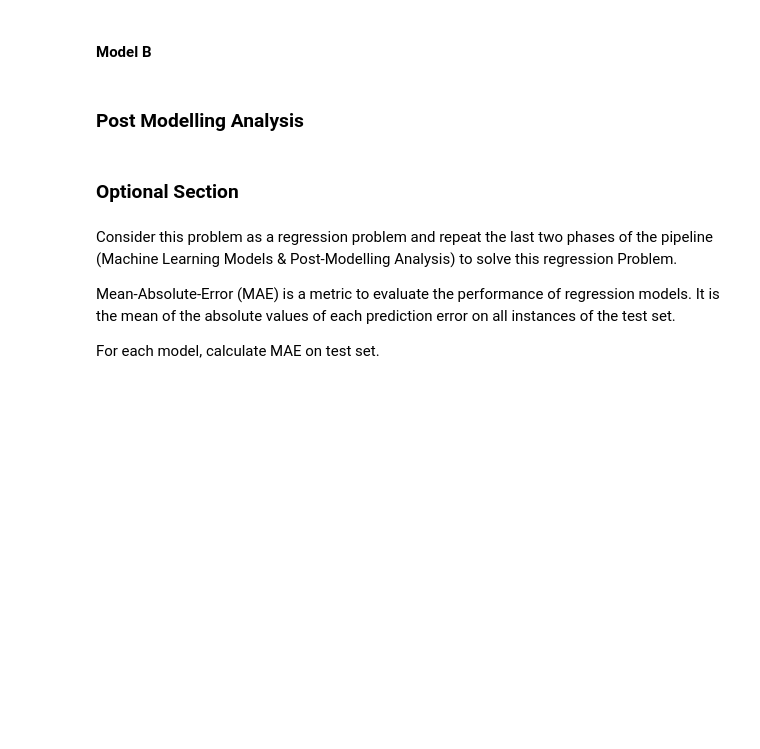
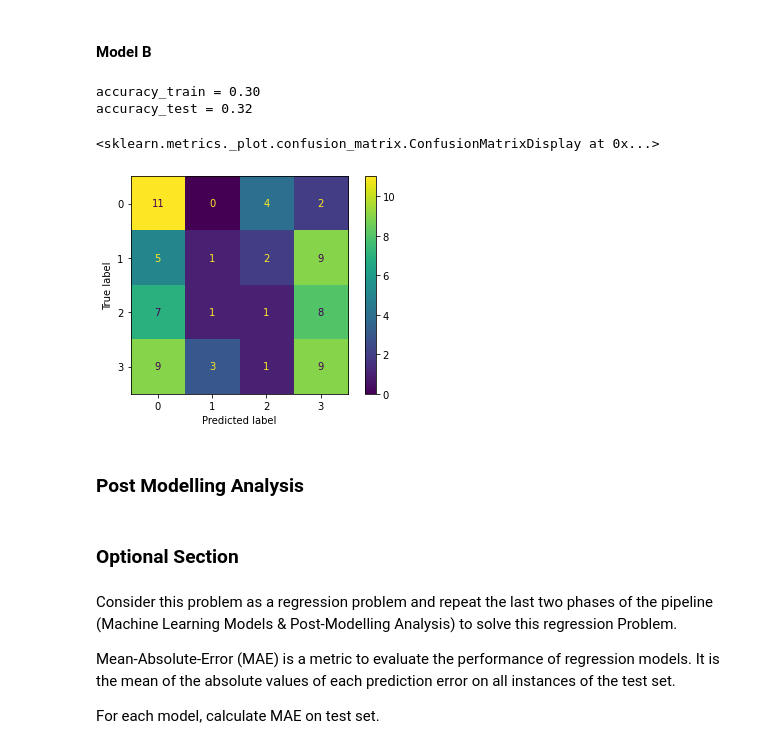
Before and after one commit to mauricelehmann/XAI_final_project, a Jupyter notebook: Final Project.ipynb, the cells around one changed output. Saved outputs shown, nothing was run; the diff lists cells and outputs as text; code cells hidden in the pictures; blank space fills up the shorter version.

Commit message:
model B ok, avec matrix

```diff
--- a/Final Project.ipynb
+++ b/Final Project.ipynb
@@ -296,5 +296,33 @@ accuracy_test = 0.21
 # %% [markdown]
 #### Model B
+# %%
+from sklearn.naive_bayes import MultinomialNB
+from sklearn.metrics import accuracy_score
+from sklearn.metrics import confusion_matrix
+from sklearn.metrics import plot_confusion_matrix
+
+X_train = X_train_with_selected_features
+y_train = y_train_with_class
+X_test = X_test_with_selected_features
+y_test = y_test_with_class
+
+nb_classifier = MultinomialNB()
+
+nb_classifier.fit(X_train, y_train)
+
+# Accuracy on the test set
+accuracy_train = nb_classifier.score(X_train, y_train)
+accuracy_test = k_class.score(X_test, y_test)
+
+print('accuracy_train = {:.2f}'.format(acurracy_train))
+print('accuracy_test = {:.2f}'.format(accuracy_test))
+
+plot_confusion_matrix(nb_classifier, X_test, y_test)
+# %% [output]
+accuracy_train = 0.30
+accuracy_test = 0.32
+<sklearn.metrics._plot.confusion_matrix.ConfusionMatrixDisplay at 0x...>
+[figure, added]
 # %% [markdown]
 ### Post Modelling Analysis
 # %% [markdown]
```
Also changed, not shown: parts of 2 cells of this notebook.
